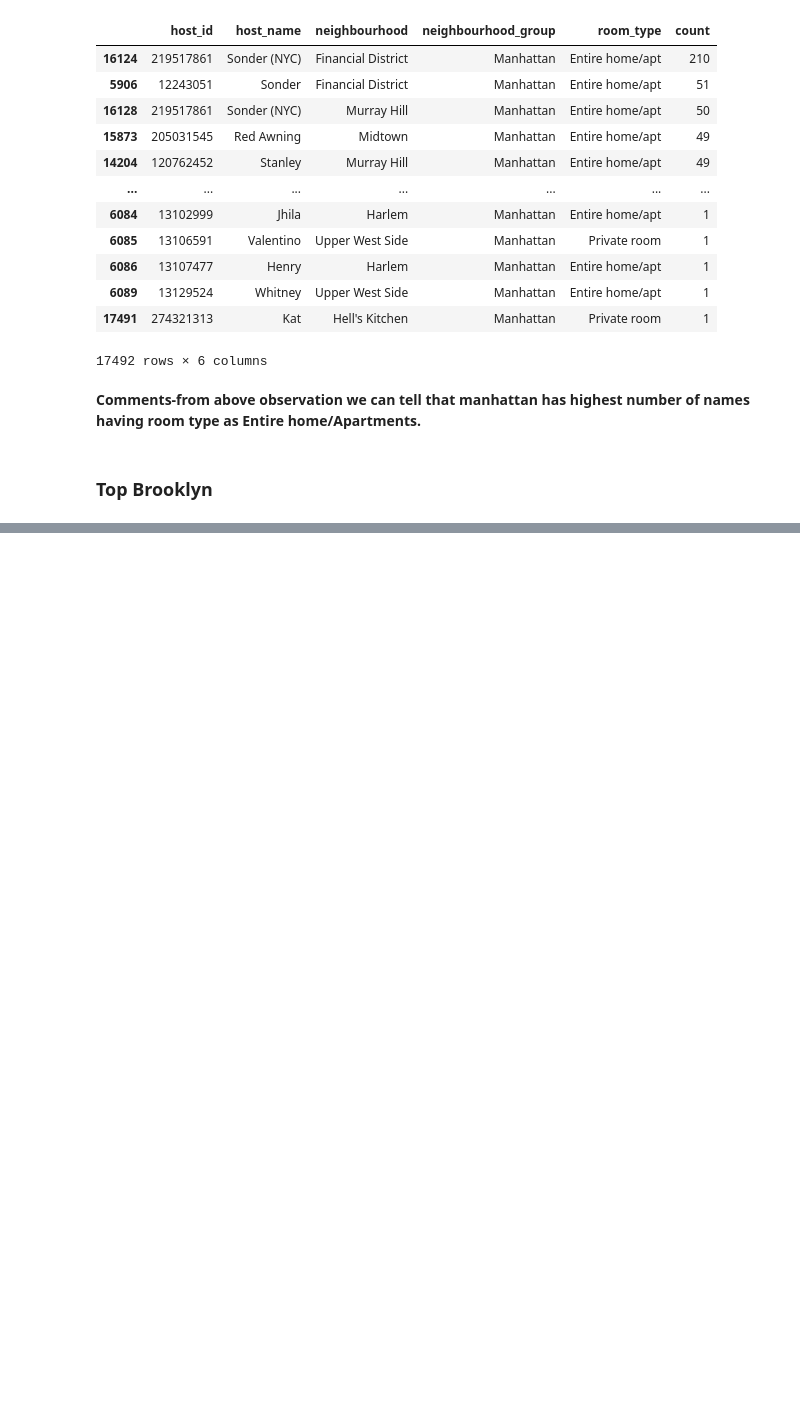
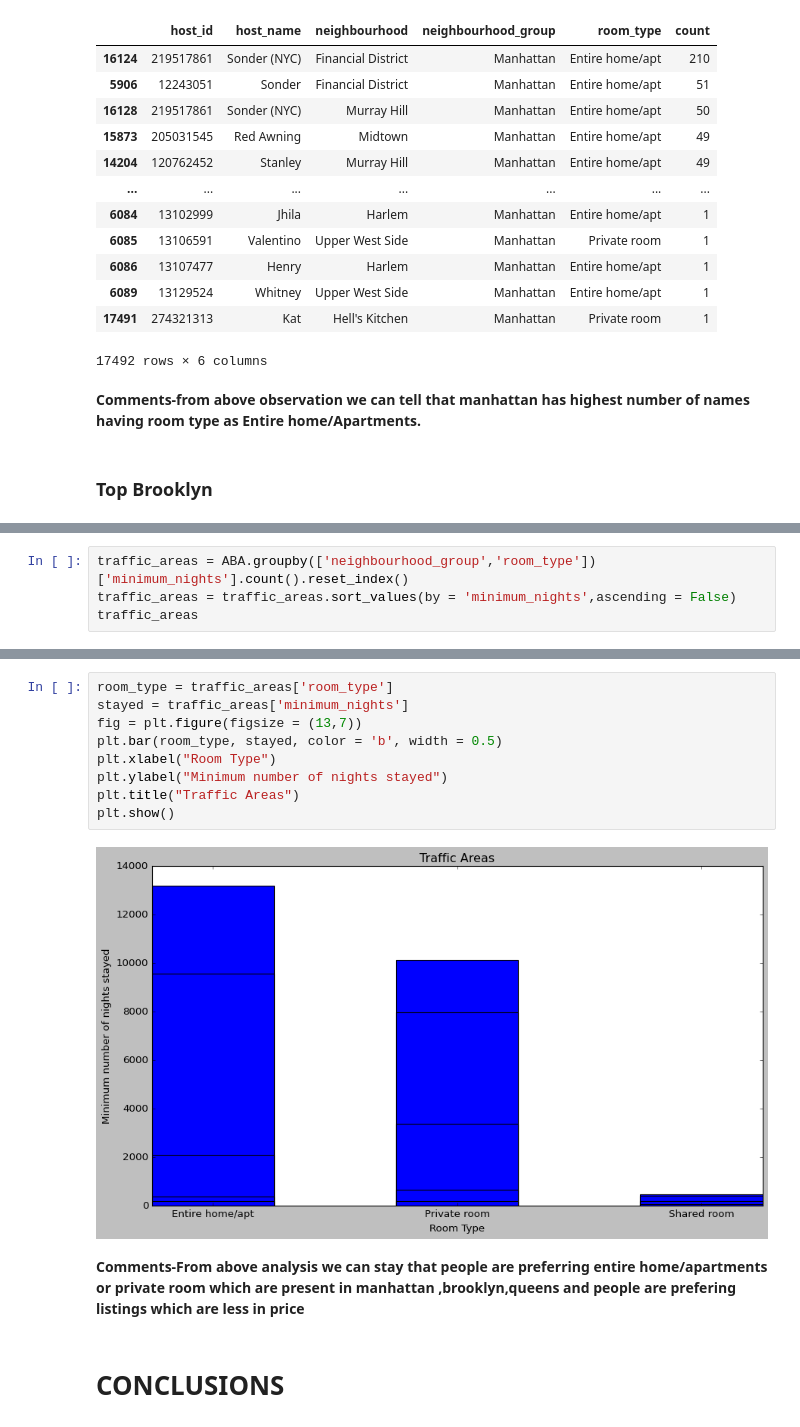
Before and after one commit to KaiwalyaZ/Airbnb-booking-analysis, a Jupyter notebook: Airbnb_Booking_Analysis_Kaiwalya.ipynb, the cells around one changed output, grey strips where cells are left out. Saved outputs shown, nothing was run; the diff lists cells and outputs as text; blank space fills up the shorter version.

```diff
--- a/Airbnb_Booking_Analysis_Kaiwalya.ipynb
+++ b/Airbnb_Booking_Analysis_Kaiwalya.ipynb
@@ -365,0 +385,4 @@ list_Brooklyn.head(10)
+# %%
+traffic_areas = ABA.groupby(['neighbourhood_group','room_type'])['minimum_nights'].count().reset_index()
+traffic_areas = traffic_areas.sort_values(by = 'minimum_nights',ascending = False)
+traffic_areas
@@ -365,0 +406,15 @@ list_Brooklyn.head(10)
+# %%
+room_type = traffic_areas['room_type']
+stayed = traffic_areas['minimum_nights']
+fig = plt.figure(figsize = (13,7))
+plt.bar(room_type, stayed, color = 'b', width = 0.5)
+plt.xlabel("Room Type")
+plt.ylabel("Minimum number of nights stayed")
+plt.title("Traffic Areas")
+plt.show()
+# %% [output]
+[figure, added]
+# %% [markdown]
+**Comments-From above analysis we can stay that people are preferring entire home/apartments or private room which are present in manhattan ,brooklyn,queens and people are prefering listings which are less in price**
+# %% [markdown]
+# **CONCLUSIONS**
```
Also changed, not shown: parts of 6 cells of this notebook.
